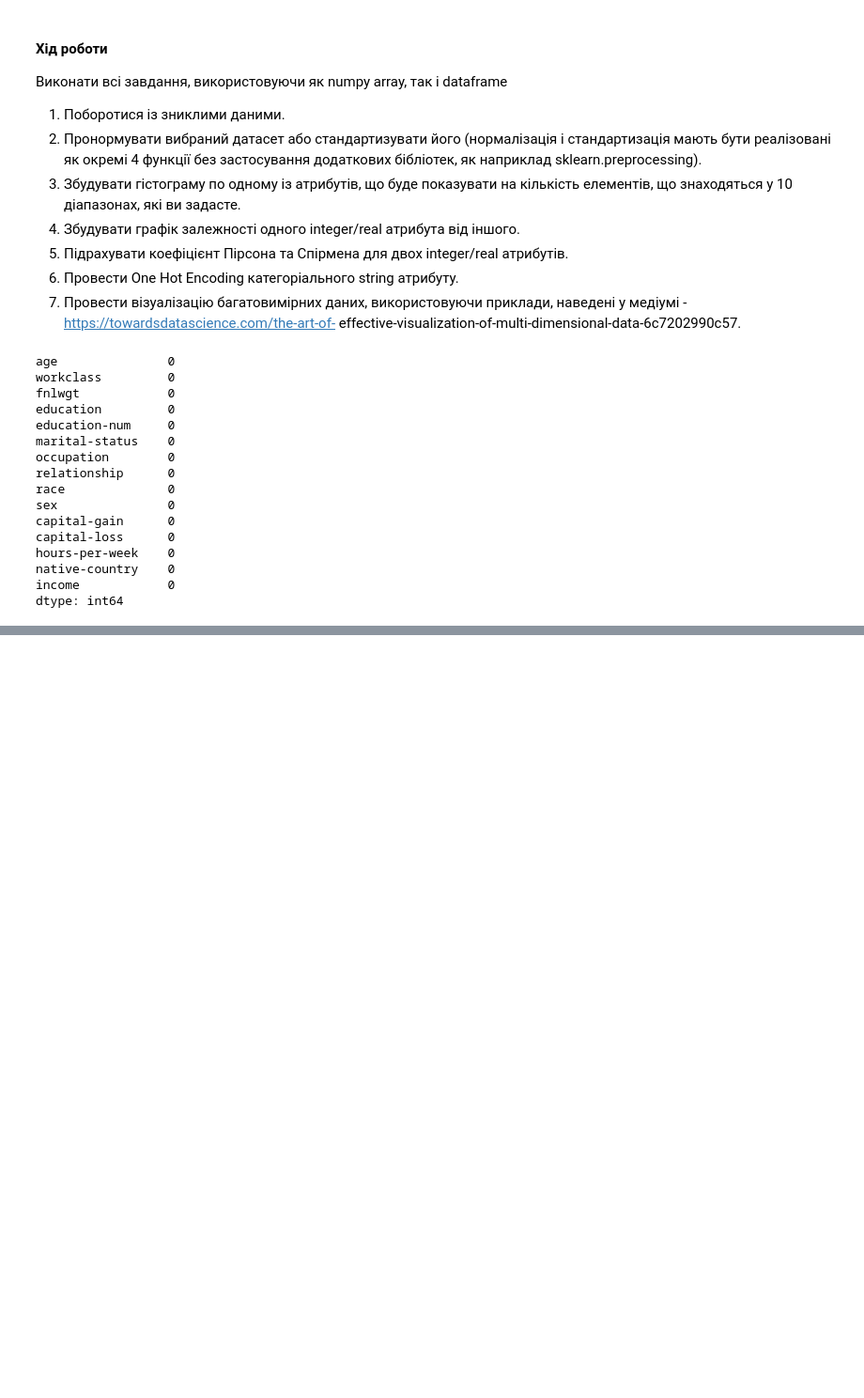
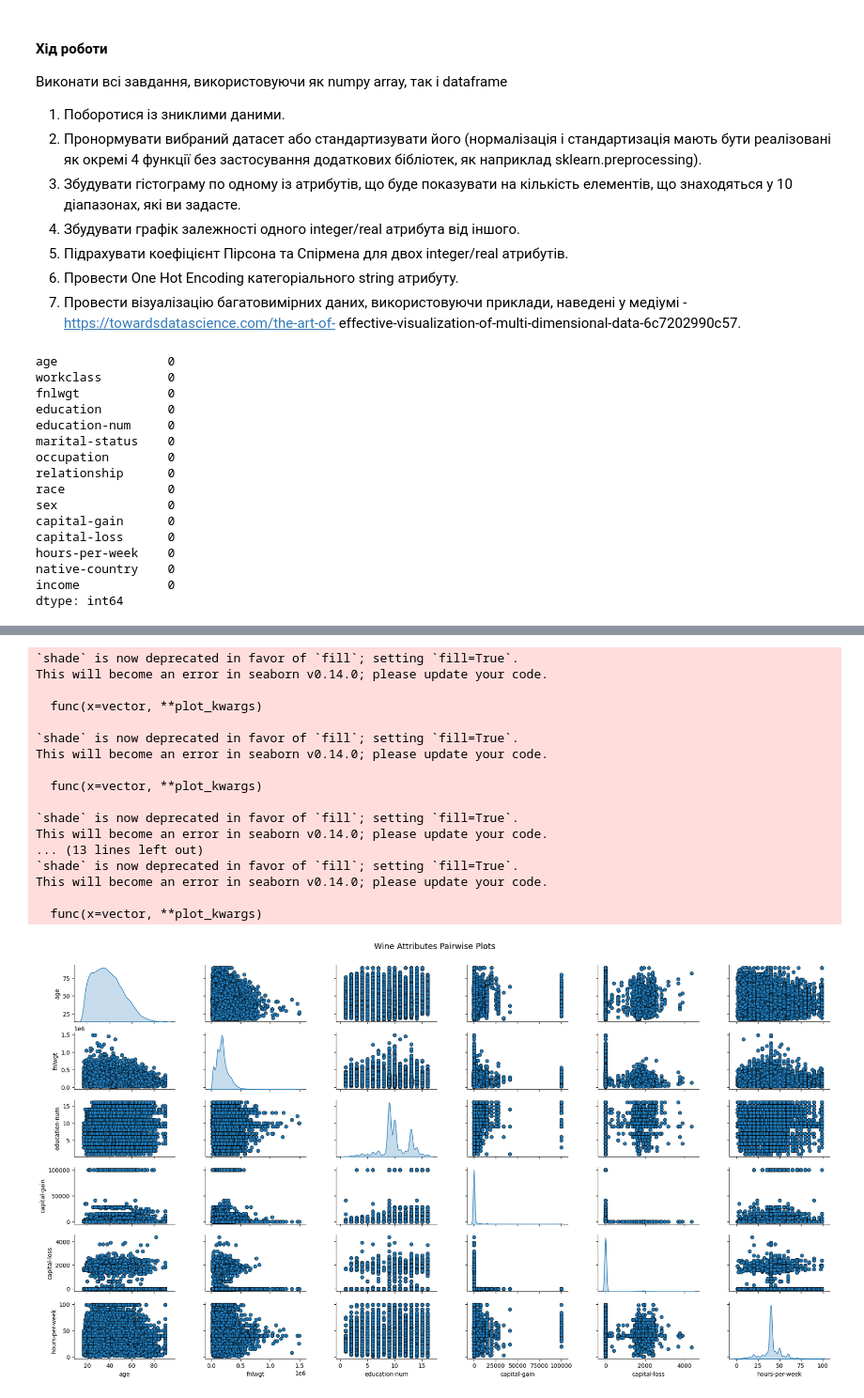
Before and after one commit to Lap-a/data_science-_kpi_ipt, a Jupyter notebook: data_science/lab4/lab4_2.ipynb, the cells around one changed output, grey strips where cells are left out. Shown: that part at 94% size. Drawn from its saved outputs; the diff is of its cells as text; code cells hidden in the pictures; blank space fills up the shorter version.

```diff
--- a/data_science/lab4/lab4_2.ipynb
+++ b/data_science/lab4/lab4_2.ipynb
@@ -129,0 +196,29 @@ plot(result_df, cat)
+# %%
+#7
+cols = ['age', 'fnlwgt', 'education-num', 'capital-gain', 'capital-loss', 'hours-per-week']
+pp = sns.pairplot(df[cols], size=1.8, aspect=1.8,
+                  plot_kws=dict(edgecolor="k", linewidth=0.5),
+                  diag_kind="kde", diag_kws=dict(shade=True))
+
+fig = pp.fig
+fig.subplots_adjust(top=0.93, wspace=0.3)
+t = fig.suptitle('Wine Attributes Pairwise Plots', fontsize=14)
+# %% [output]
+`shade` is now deprecated in favor of `fill`; setting `fill=True`.
+This will become an error in seaborn v0.14.0; please update your code.
+
+  func(x=vector, **plot_kwargs)
+
+`shade` is now deprecated in favor of `fill`; setting `fill=True`.
+This will become an error in seaborn v0.14.0; please update your code.
+
+  func(x=vector, **plot_kwargs)
+
+`shade` is now deprecated in favor of `fill`; setting `fill=True`.
+This will become an error in seaborn v0.14.0; please update your code.
+... (13 lines left out)
+`shade` is now deprecated in favor of `fill`; setting `fill=True`.
+This will become an error in seaborn v0.14.0; please update your code.
+
+  func(x=vector, **plot_kwargs)
+[figure, added]
```
Also changed, not shown: parts of 8 cells of this notebook.
